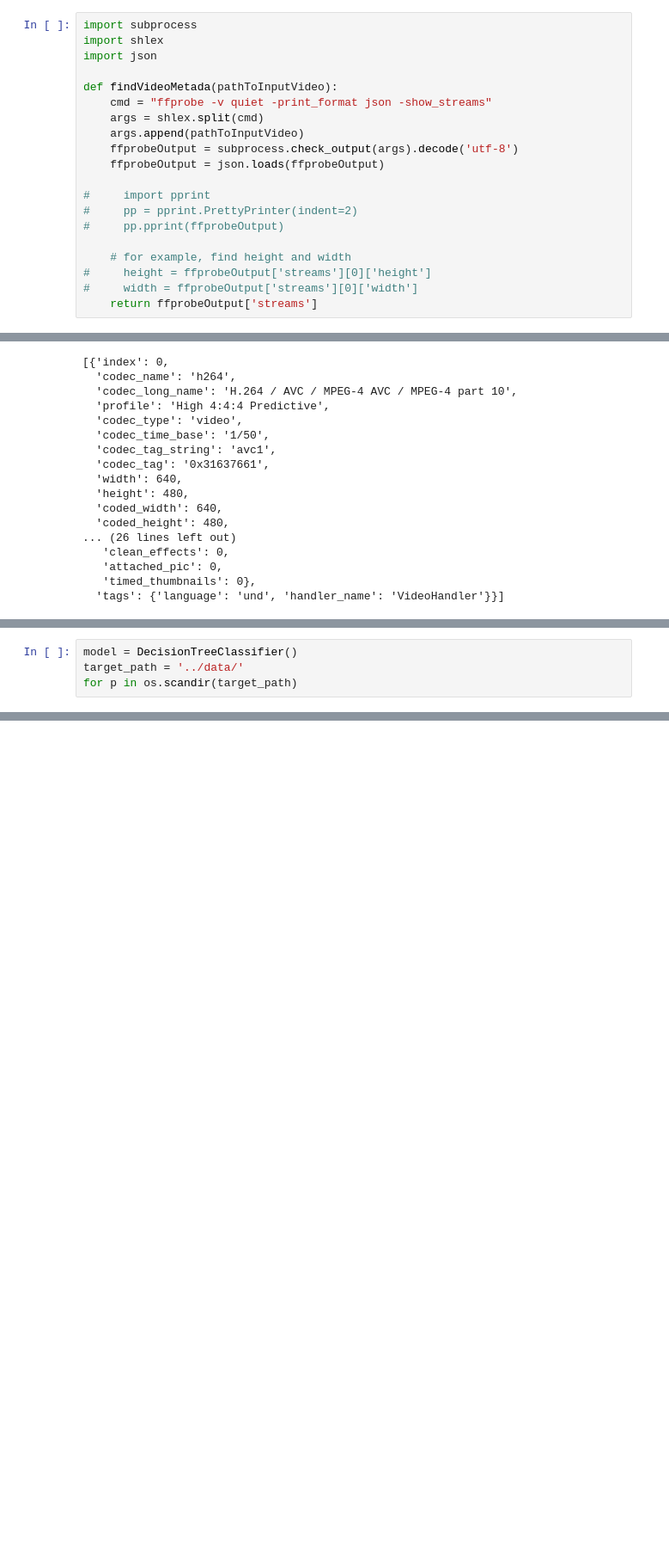
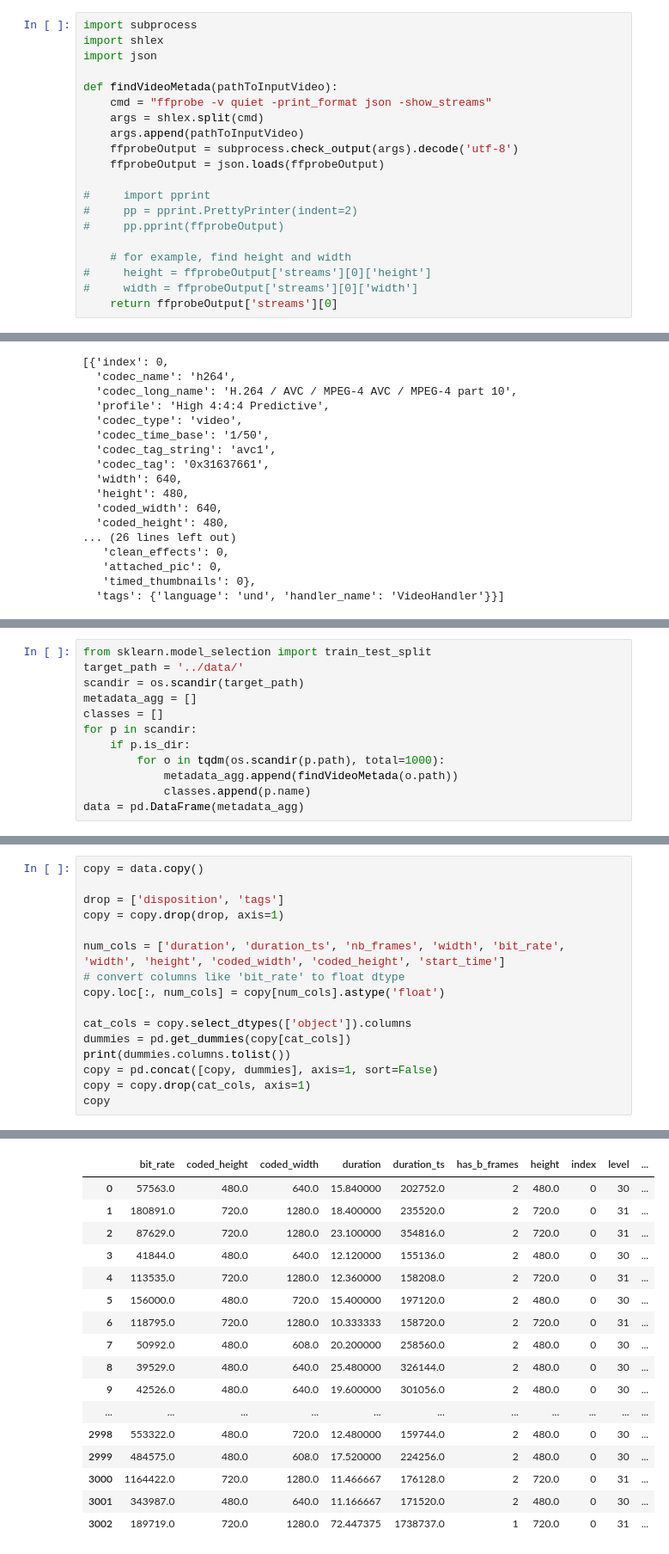
Before and after one commit to Baukebrenninkmeijer/FakeFynder-Hackathon-for-Good-2019, a Jupyter notebook: compression_detection/Untitled.ipynb, the cells around one changed output, grey strips where cells are left out. Shown: that part at 86% size. Drawn from its saved outputs; the diff is of its cells as text; blank space fills up the shorter version.

Commit message:
Remove old nb, update new nb, add script, add model, columns and medians pkl

```diff
--- a/compression_detection/Untitled.ipynb
+++ b/compression_detection/Untitled.ipynb
@@ -27,7 +27,7 @@ def findVideoMetada(pathToInputVideo):
     # for example, find height and width
 #     height = ffprobeOutput['streams'][0]['height']
 #     width = ffprobeOutput['streams'][0]['width']
-    return ffprobeOutput['streams']
+    return ffprobeOutput['streams'][0]
 # %%
 findVideoMetada('../data/original/000.mp4')
 # %% [output]
@@ -88,4 +70,0 @@ YouTube('https://www.youtube.com/watch?v=cQ54GDm1eL0').streams.first().download(
-# %%
-model = DecisionTreeClassifier()
-target_path = '../data/'
-for p in os.scandir(target_path)
@@ -91,0 +73,12 @@ for p in os.scandir(target_path)
+# %%
+from sklearn.model_selection import train_test_split
+target_path = '../data/'
+scandir = os.scandir(target_path)
+metadata_agg = []
+classes = []
+for p in scandir:
+    if p.is_dir:
+        for o in tqdm(os.scandir(p.path), total=1000):
+            metadata_agg.append(findVideoMetada(o.path))
+            classes.append(p.name)
+data = pd.DataFrame(metadata_agg)
@@ -91,0 +122,17 @@ for p in os.scandir(target_path)
+# %%
+copy = data.copy()
+
+drop = ['disposition', 'tags']
+copy = copy.drop(drop, axis=1)
+
+num_cols = ['duration', 'duration_ts', 'nb_frames', 'width', 'bit_rate', 'width', 'height', 'coded_width', 'coded_height', 'start_time']
+# convert columns like 'bit_rate' to float dtype
+copy.loc[:, num_cols] = copy[num_cols].astype('float')
+
+cat_cols = copy.select_dtypes(['object']).columns
+dummies = pd.get_dummies(copy[cat_cols])
+print(dummies.columns.tolist())
+copy = pd.concat([copy, dummies], axis=1, sort=False)
+copy = copy.drop(cat_cols, axis=1)
+copy
+# %% [output]
@@ -91,0 +140,17 @@ for p in os.scandir(target_path)
+|  | bit_rate | coded_height | coded_width | duration | duration_ts | has_b_frames | height | index | level | ... |
+| 0 | 57563.0 | 480.0 | 640.0 | 15.840000 | 202752.0 | 2 | 480.0 | 0 | 30 | ... |
+| 1 | 180891.0 | 720.0 | 1280.0 | 18.400000 | 235520.0 | 2 | 720.0 | 0 | 31 | ... |
+| 2 | 87629.0 | 720.0 | 1280.0 | 23.100000 | 354816.0 | 2 | 720.0 | 0 | 31 | ... |
+| 3 | 41844.0 | 480.0 | 640.0 | 12.120000 | 155136.0 | 2 | 480.0 | 0 | 30 | ... |
+| 4 | 113535.0 | 720.0 | 1280.0 | 12.360000 | 158208.0 | 2 | 720.0 | 0 | 31 | ... |
+| 5 | 156000.0 | 480.0 | 720.0 | 15.400000 | 197120.0 | 2 | 480.0 | 0 | 30 | ... |
+| 6 | 118795.0 | 720.0 | 1280.0 | 10.333333 | 158720.0 | 2 | 720.0 | 0 | 31 | ... |
+| 7 | 50992.0 | 480.0 | 608.0 | 20.200000 | 258560.0 | 2 | 480.0 | 0 | 30 | ... |
+| 8 | 39529.0 | 480.0 | 640.0 | 25.480000 | 326144.0 | 2 | 480.0 | 0 | 30 | ... |
+| 9 | 42526.0 | 480.0 | 640.0 | 19.600000 | 301056.0 | 2 | 480.0 | 0 | 30 | ... |
+| ... | ... | ... | ... | ... | ... | ... | ... | ... | ... | ... |
+| 2998 | 553322.0 | 480.0 | 720.0 | 12.480000 | 159744.0 | 2 | 480.0 | 0 | 30 | ... |
+| 2999 | 484575.0 | 480.0 | 608.0 | 17.520000 | 224256.0 | 2 | 480.0 | 0 | 30 | ... |
+| 3000 | 1164422.0 | 720.0 | 1280.0 | 11.466667 | 176128.0 | 2 | 720.0 | 0 | 31 | ... |
+| 3001 | 343987.0 | 480.0 | 640.0 | 11.166667 | 171520.0 | 2 | 480.0 | 0 | 30 | ... |
+| 3002 | 189719.0 | 720.0 | 1280.0 | 72.447375 | 1738737.0 | 1 | 720.0 | 0 | 31 | ... |
```
Also changed, not shown: parts of 13 cells of this notebook, 7 other files.
